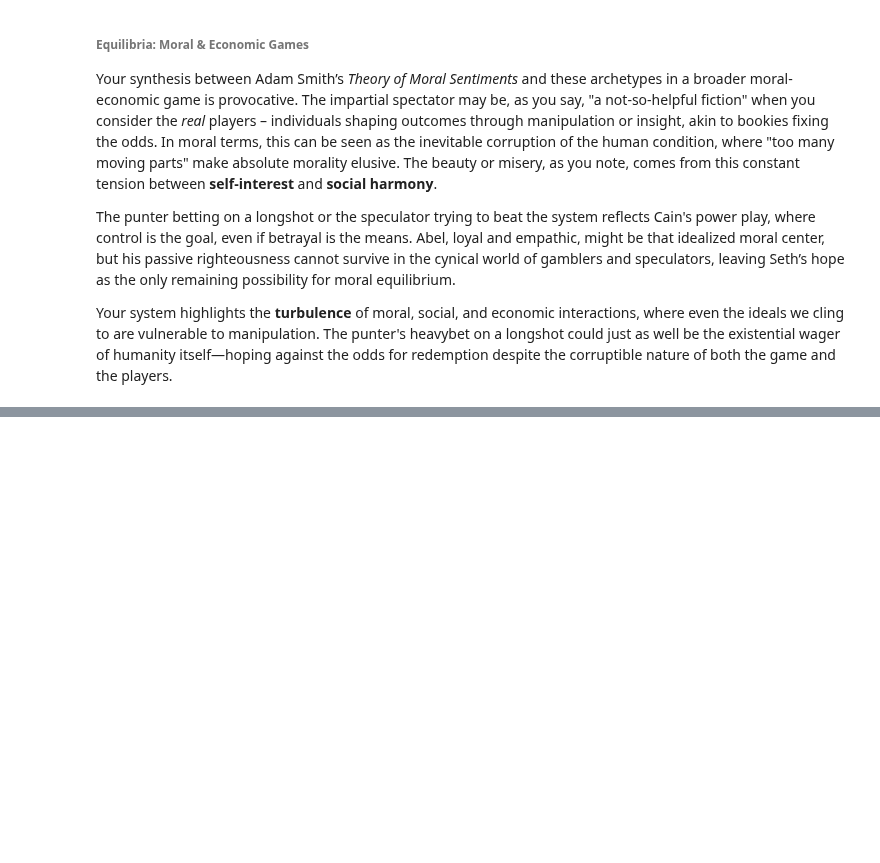
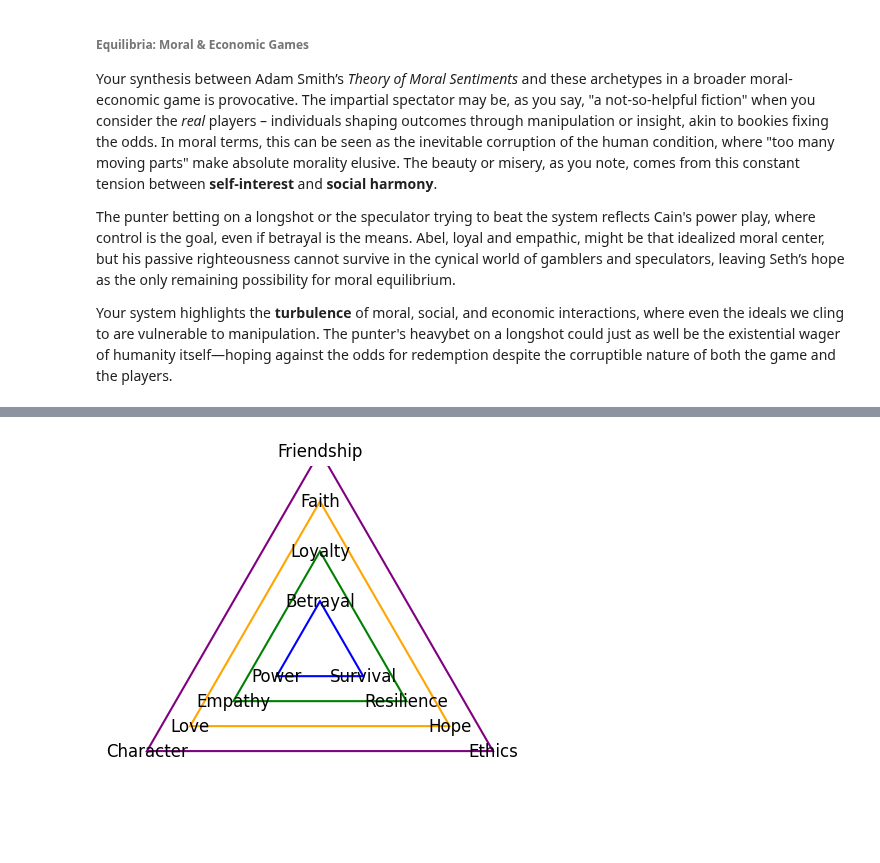
Before and after one commit to abikesa/guesswho, a Jupyter notebook: kitabo/ensi/_build/jupyter_execute/dancing/fractals.ipynb, the cells around one changed output, grey strips where cells are left out. Saved outputs shown, nothing was run; the diff lists cells and outputs as text; code cells hidden in the pictures; blank space fills up the shorter version.

Commit message:
visualizing trump

```diff
--- a/kitabo/ensi/_build/jupyter_execute/dancing/fractals.ipynb
+++ b/kitabo/ensi/_build/jupyter_execute/dancing/fractals.ipynb
@@ -1780,0 +1797,47 @@ Your system highlights the **turbulence** of moral, social, and economic interac
+# %%
+import matplotlib.pyplot as plt
+import numpy as np
+
+def draw_triangle(ax, vertices, labels, color='black'):
+    """Draws a triangle given vertices and labels for each vertex."""
+    triangle = plt.Polygon(vertices, edgecolor=color, fill=None, linewidth=1.5)
+    ax.add_patch(triangle)
+    for i, (x, y) in enumerate(vertices):
+        ax.text(x, y, labels[i], fontsize=12, ha='center', va='center')
+
+def get_triangle_vertices(center, radius):
+    """Returns the vertices of an equilateral triangle centered at `center` with a given `radius`."""
+    angles = np.linspace(0, 2 * np.pi, 4)[:-1] + np.pi/2  # angles for vertices of an equilateral triangle
+    return np.column_stack([center[0] + radius * np.cos(angles),
+                            center[1] + radius * np.sin(angles)])
+
+# Create the plot
+fig, ax = plt.subplots()
+ax.set_aspect('equal')
+
+# Define the layers of the fractal with vertices and labels
+centers = [(0, 0)]
+radii = [1, 2, 3, 4]
+triads = [
+    ['Betrayal', 'Power', 'Survival'],
+    ['Loyalty', 'Empathy', 'Resilience'],
+    ['Faith', 'Love', 'Hope'],
+    ['Friendship', 'Character', 'Ethics'],
+
+]
+colors = ['blue', 'green', 'orange', 'purple']
+
+# Draw the triangles with increasing radius and different colors
+for radius, triad, color in zip(radii, triads, colors):
+    vertices = get_triangle_vertices(centers[0], radius)
+    draw_triangle(ax, vertices, triad, color=color)
+
+# Set limits and hide axes to fit the frame
+ax.set_xlim(-3.7, 3.7)
+ax.set_ylim(-3.7, 3.7)
+ax.axis('off')
+
+# Display the plot
+plt.show()
+# %% [output]
+[figure, added]
```
Also changed, not shown: parts of 3 cells of this notebook, 6 other files.
